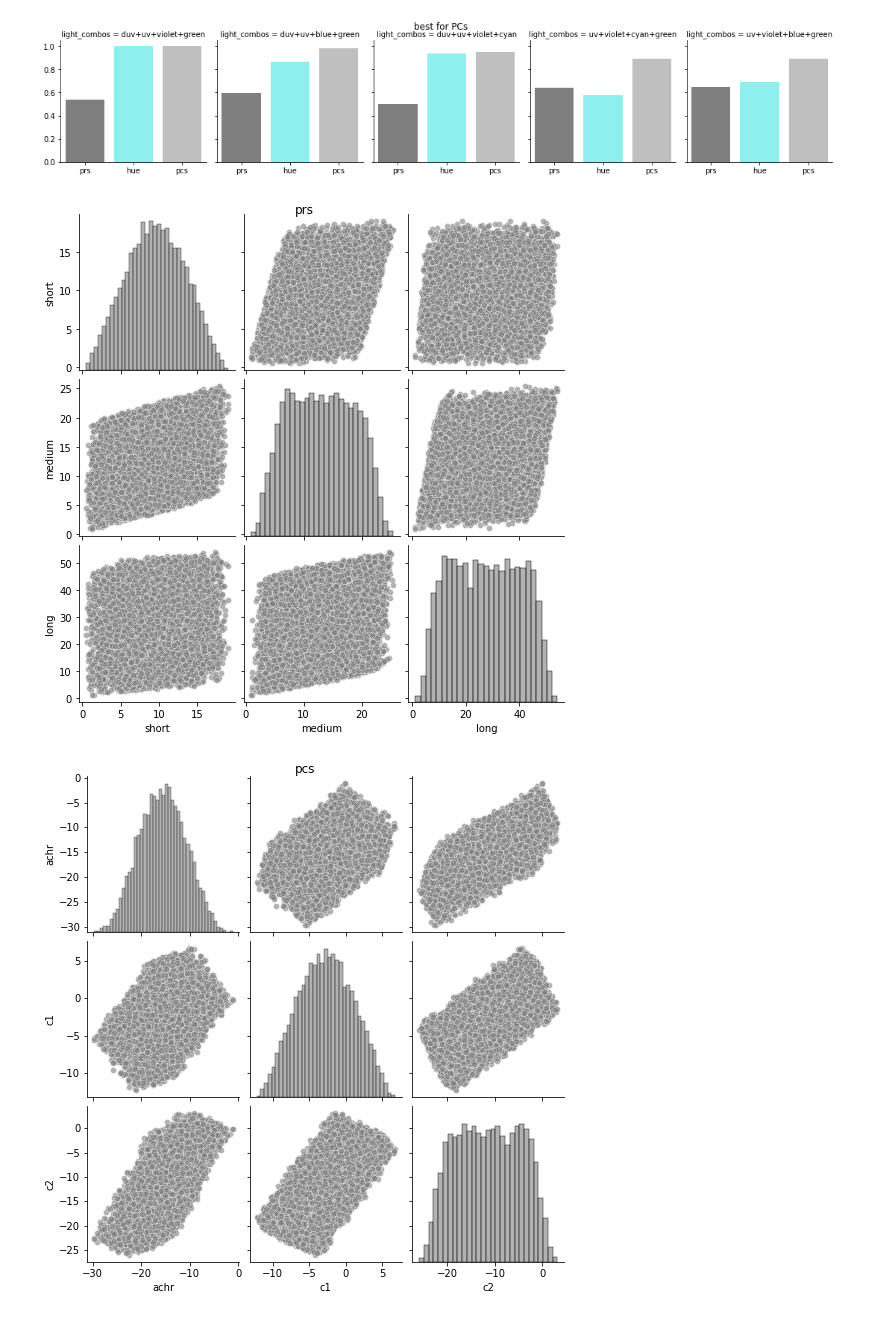
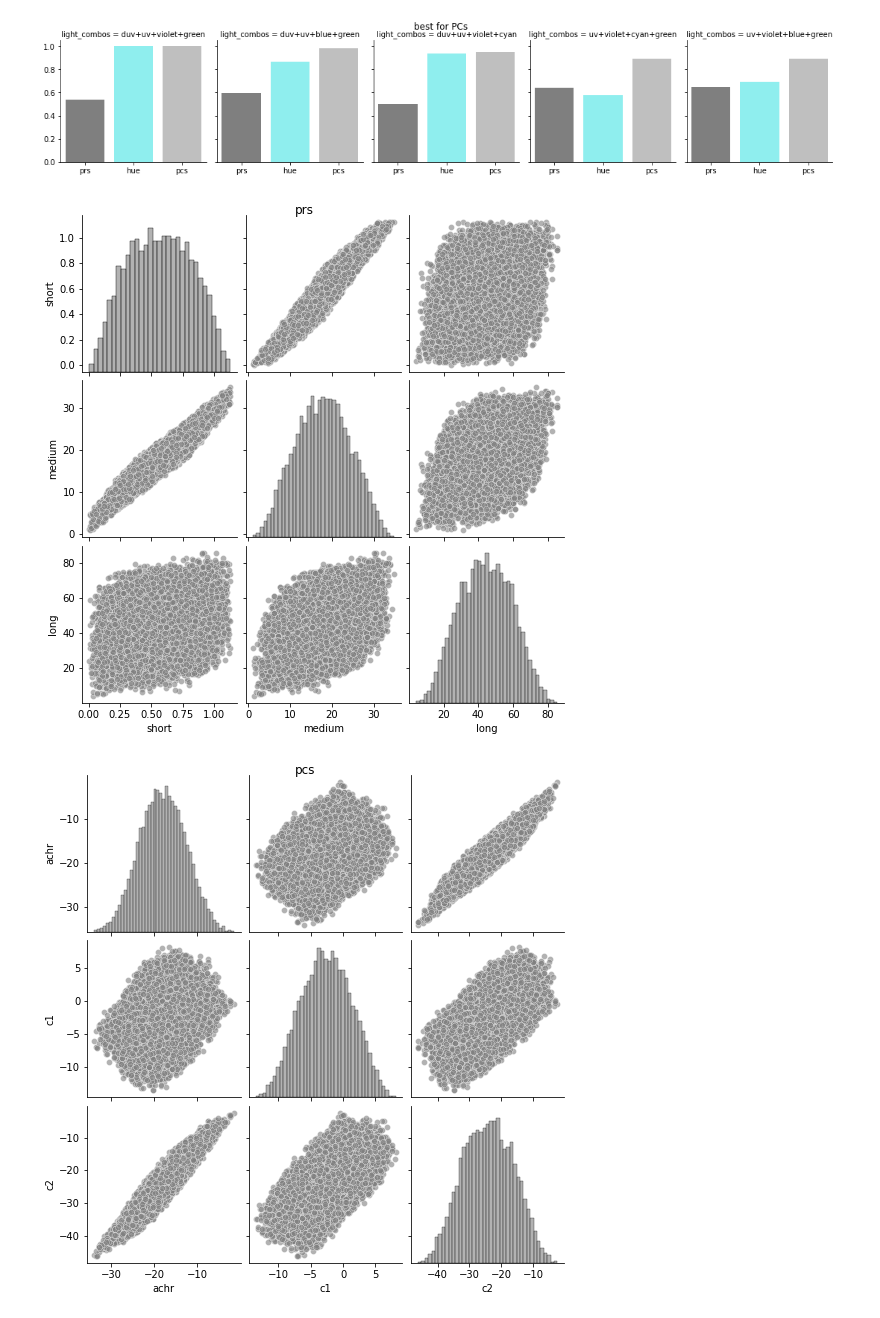
Before and after one commit to neuralsignal/dreye, a Jupyter notebook: tutorials/light_source_metrics.ipynb, the cells around one changed output. Drawn from its saved outputs; the diff is of its cells as text; code cells hidden in the pictures.

```diff
--- a/tutorials/light_source_metrics.ipynb
+++ b/tutorials/light_source_metrics.ipynb
@@ -265,14 +265,14 @@ plot_largest_volumes(largest_by_pcs, 'best for PCs')
 [figure]
 # %%
 metrics.plot_excitation_points(
-    'duv+uv+blue+amber',
+    'blue+cyan+green+amber',
     B=Bs[['prs', 'pcs', 'polar']].to_dict(),
     B_columns={
         'prs': list(cmap),
         'pcs': ['achr', 'c1', 'c2'],
         'polar': ['achr', 'sat', 'hue']
     }
 )
 # %% [output]
-[figure, old version]
+[figure, new version]
-[figure, old version]
+[figure, new version]
```
Also changed, not shown: parts of 1 cell of this notebook, 10 other files.
